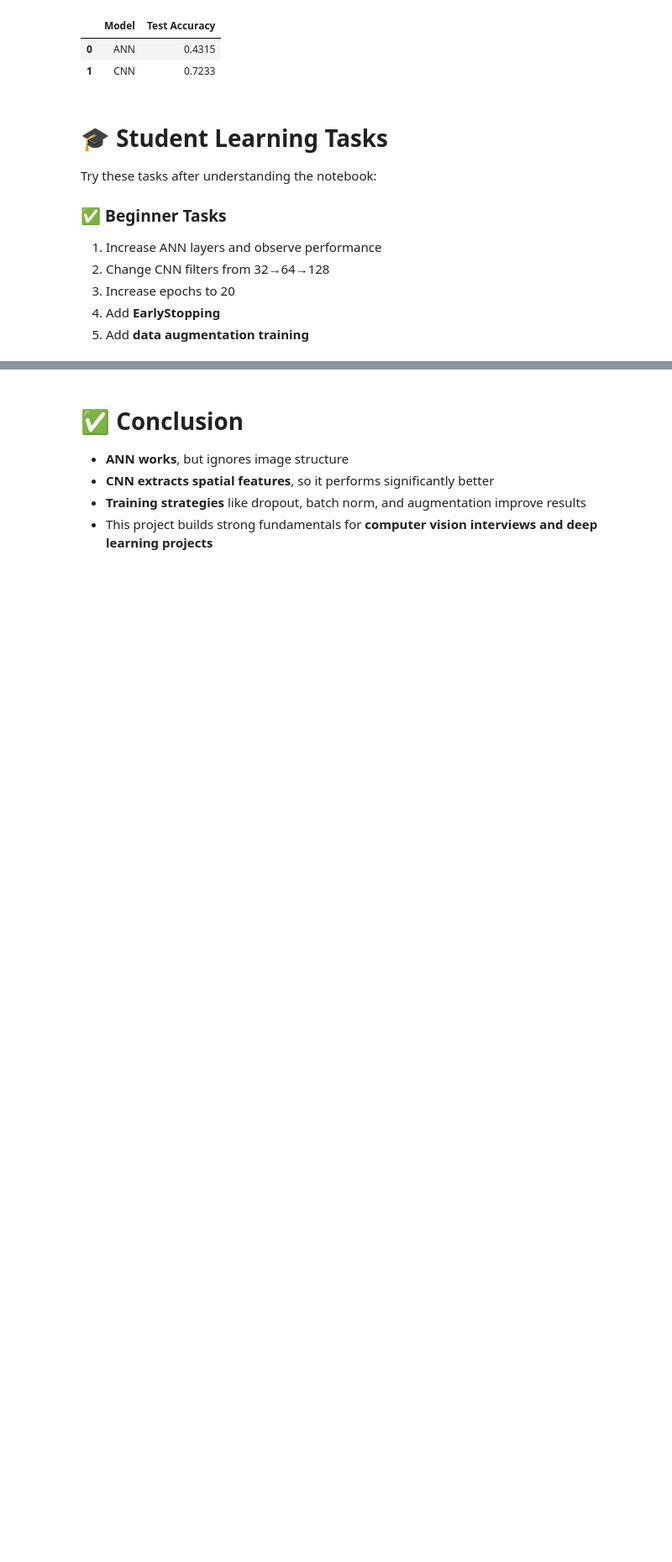
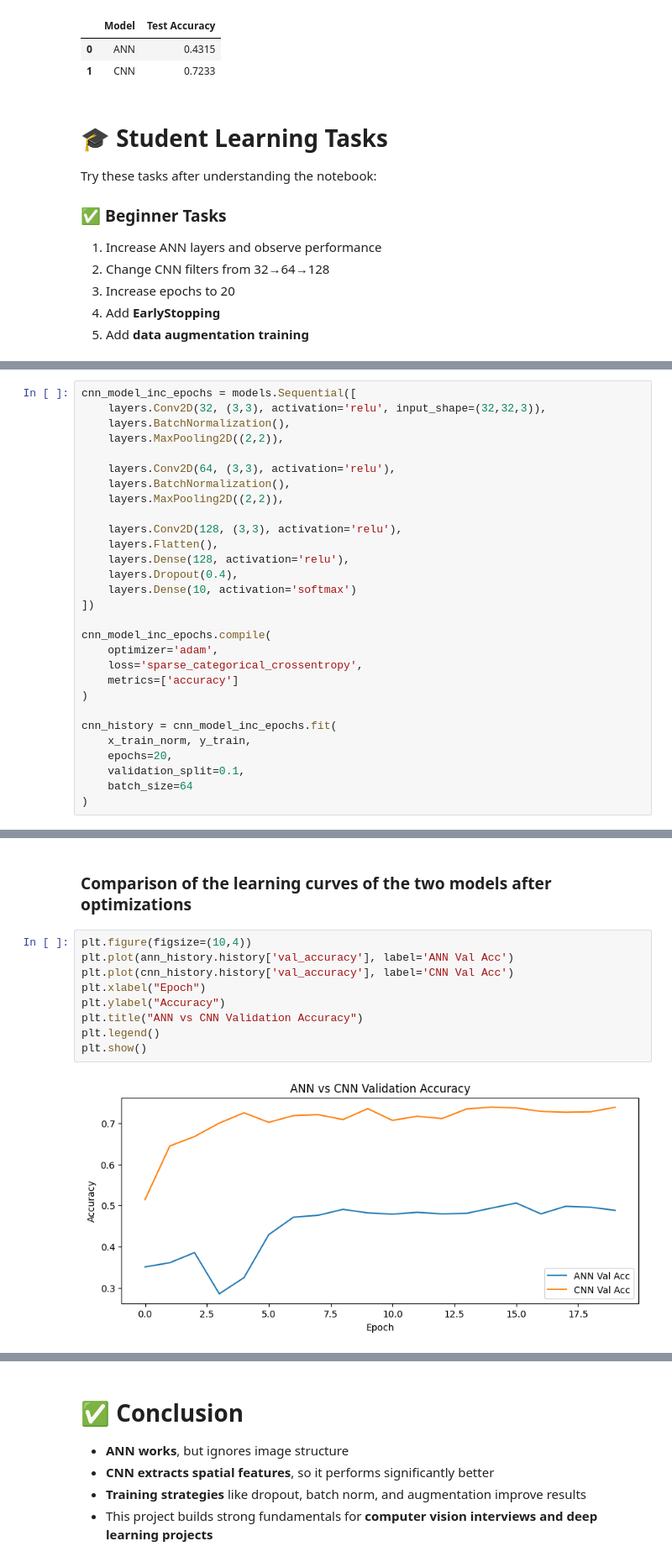
Before and after one commit to satyam294/CT-CEI-DS-2026, a Jupyter notebook: week4_Satyam_Chand.ipynb, the cells around one changed output, grey strips where cells are left out. Shown at 84% size. Cells and saved outputs as stored; diff of their text form; blank space fills up the shorter version.

```diff
--- a/week4_Satyam_Chand.ipynb
+++ b/week4_Satyam_Chand.ipynb
@@ -251,0 +392,29 @@ Try these tasks after understanding the notebook:
+# %%
+cnn_model_inc_epochs = models.Sequential([
+    layers.Conv2D(32, (3,3), activation='relu', input_shape=(32,32,3)),
+    layers.BatchNormalization(),
+    layers.MaxPooling2D((2,2)),
+
+    layers.Conv2D(64, (3,3), activation='relu'),
+    layers.BatchNormalization(),
+    layers.MaxPooling2D((2,2)),
+
+    layers.Conv2D(128, (3,3), activation='relu'),
+    layers.Flatten(),
+    layers.Dense(128, activation='relu'),
+    layers.Dropout(0.4),
+    layers.Dense(10, activation='softmax')
+])
+
+cnn_model_inc_epochs.compile(
+    optimizer='adam',
+    loss='sparse_categorical_crossentropy',
+    metrics=['accuracy']
+)
+
+cnn_history = cnn_model_inc_epochs.fit(
+    x_train_norm, y_train,
+    epochs=20,
+    validation_split=0.1,
+    batch_size=64
+)
@@ -251,0 +445,13 @@ Try these tasks after understanding the notebook:
+# %% [markdown]
+### Comparison of the learning curves of the two models after optimizations
+# %%
+plt.figure(figsize=(10,4))
+plt.plot(ann_history.history['val_accuracy'], label='ANN Val Acc')
+plt.plot(cnn_history.history['val_accuracy'], label='CNN Val Acc')
+plt.xlabel("Epoch")
+plt.ylabel("Accuracy")
+plt.title("ANN vs CNN Validation Accuracy")
+plt.legend()
+plt.show()
+# %% [output]
+[figure, added]
```
Also changed, not shown: parts of 25 cells of this notebook.
